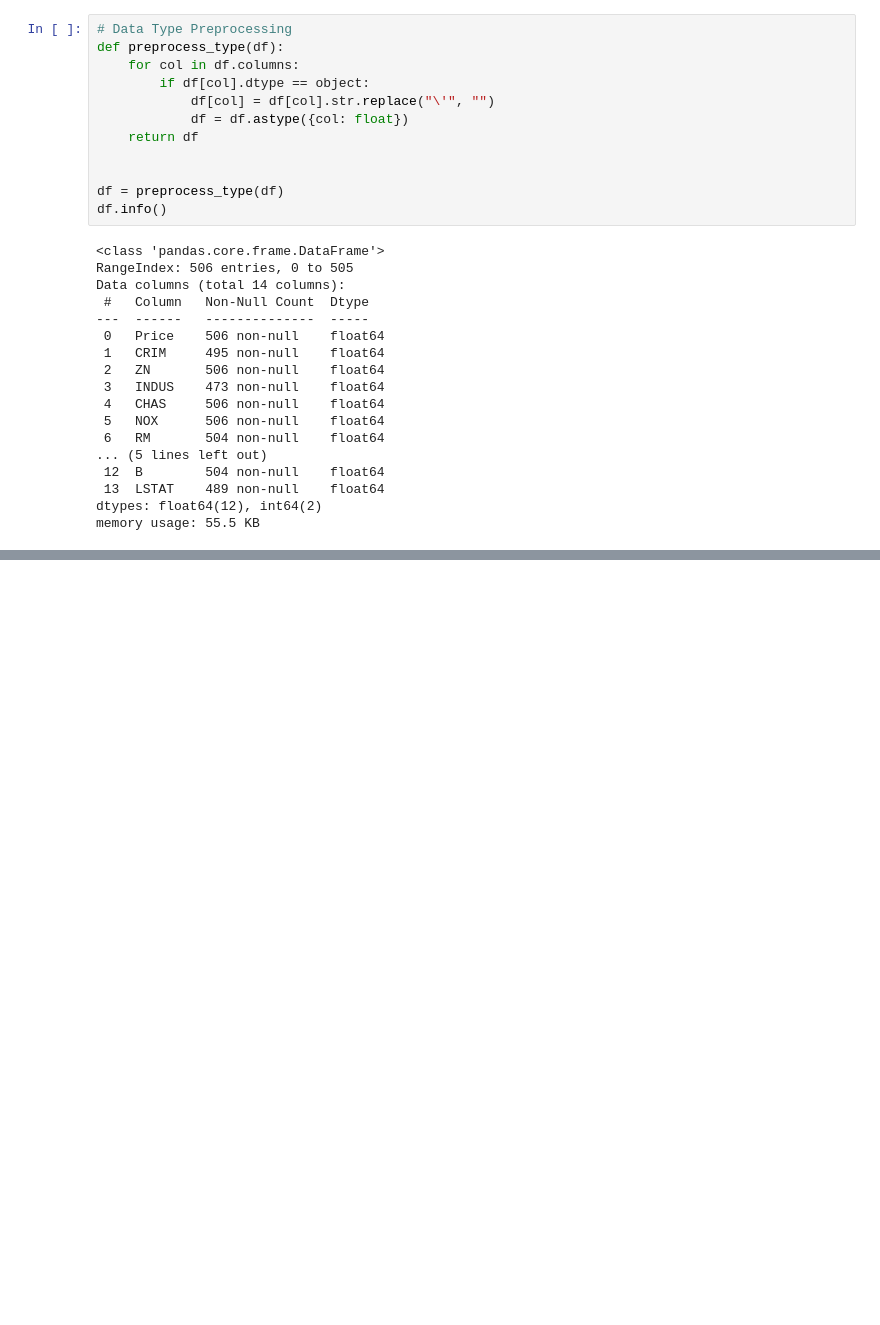
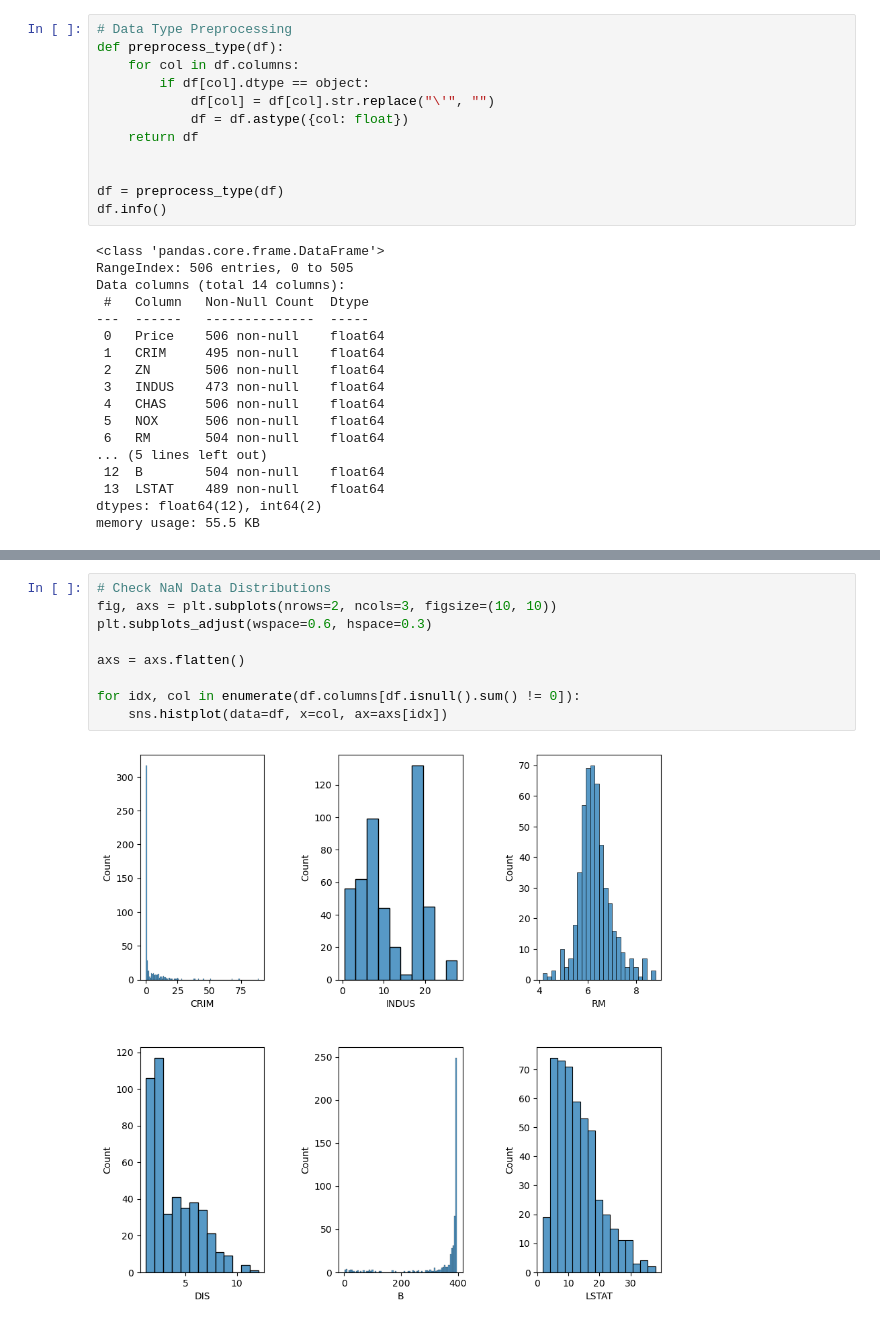
Before and after one commit to ihobbang250/TIL, a Jupyter notebook: Python/Data Science/DataAnalysis1.ipynb, the cells around one changed output, grey strips where cells are left out. Saved outputs shown, nothing was run; the diff lists cells and outputs as text; blank space fills up the shorter version.

```diff
--- a/Python/Data Science/DataAnalysis1.ipynb
+++ b/Python/Data Science/DataAnalysis1.ipynb
@@ -129,0 +117,11 @@ def col_mapping(X_train, X_test):
+# %%
+# Check NaN Data Distributions
+fig, axs = plt.subplots(nrows=2, ncols=3, figsize=(10, 10))
+plt.subplots_adjust(wspace=0.6, hspace=0.3)
+
+axs = axs.flatten()
+
+for idx, col in enumerate(df.columns[df.isnull().sum() != 0]):
+    sns.histplot(data=df, x=col, ax=axs[idx])
+# %% [output]
+[figure, added]
```
Also changed, not shown: parts of 9 cells of this notebook.
